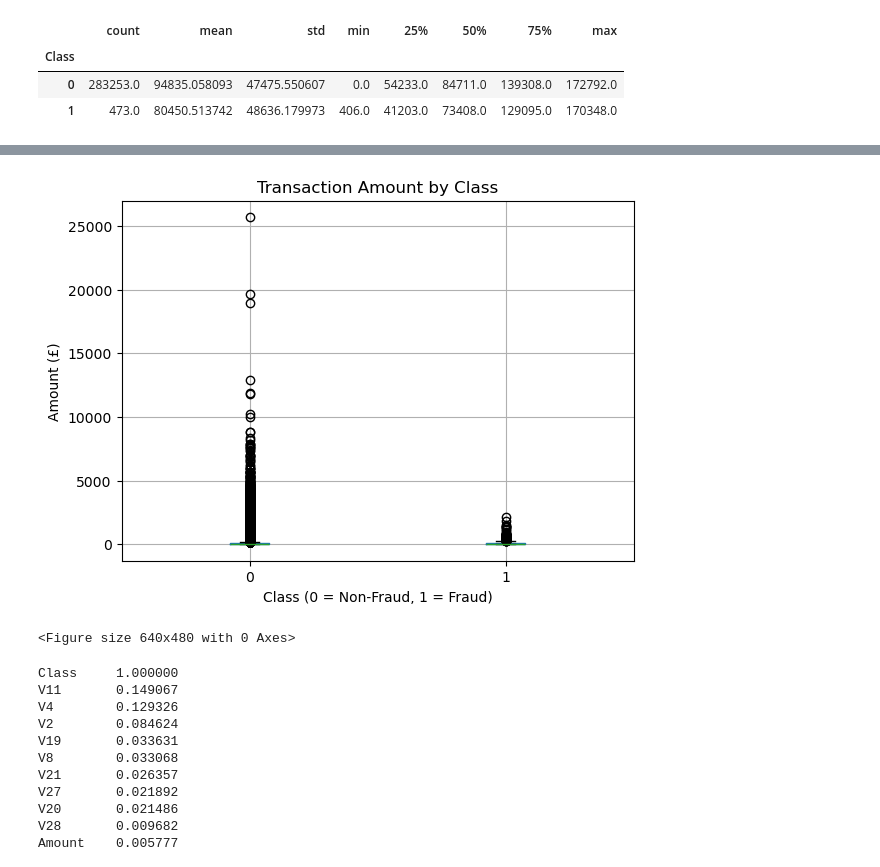
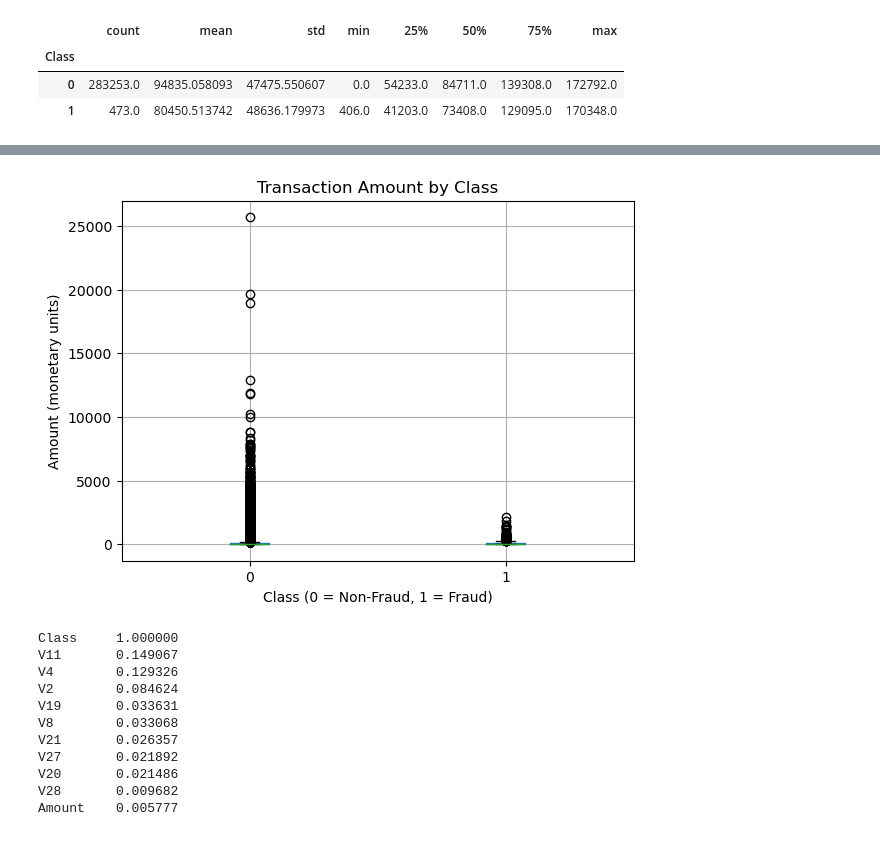
Before and after one commit to ixaminaxi/fraud-detection-ml-pipeline, a Jupyter notebook: fraud_pipeline.ipynb, the cells around one changed output, grey strips where cells are left out. Saved outputs shown, nothing was run; the diff lists cells and outputs as text; code cells hidden in the pictures.

```diff
--- a/fraud_pipeline.ipynb
+++ b/fraud_pipeline.ipynb
@@ -83,12 +152,15 @@ plt.savefig("fig_class_distribution.png", dpi=200, bbox_inches="tight")
 # %%
+# Compare transaction amount spread between genuine and fraudulent transactions
+# Confirms the right-skew and fraud's tendency toward smaller amounts, seen in Cell 8's stats
 df.boxplot(column="Amount", by="Class")
 plt.title("Transaction Amount by Class")
-plt.suptitle("")
+plt.suptitle("")  # removes pandas' default auto-generated subtitle, which duplicates the title
 plt.xlabel("Class (0 = Non-Fraud, 1 = Fraud)")
-plt.ylabel("Amount (£)")
+plt.ylabel("Amount (monetary units)")
+
+# Save as a file so it can be inserted into the write-up as Figure 2.0
+plt.savefig("fig_amount_boxplot.png", dpi=200, bbox_inches="tight")
 plt.show()
-plt.savefig("fig_amount_boxplot.png", dpi=200, bbox_inches="tight")
 # %% [output]
-[figure, old version]
+[figure, new version]
-<Figure size 640x480 with 0 Axes>
 # %%
```
Also changed, not shown: parts of 58 cells of this notebook.
